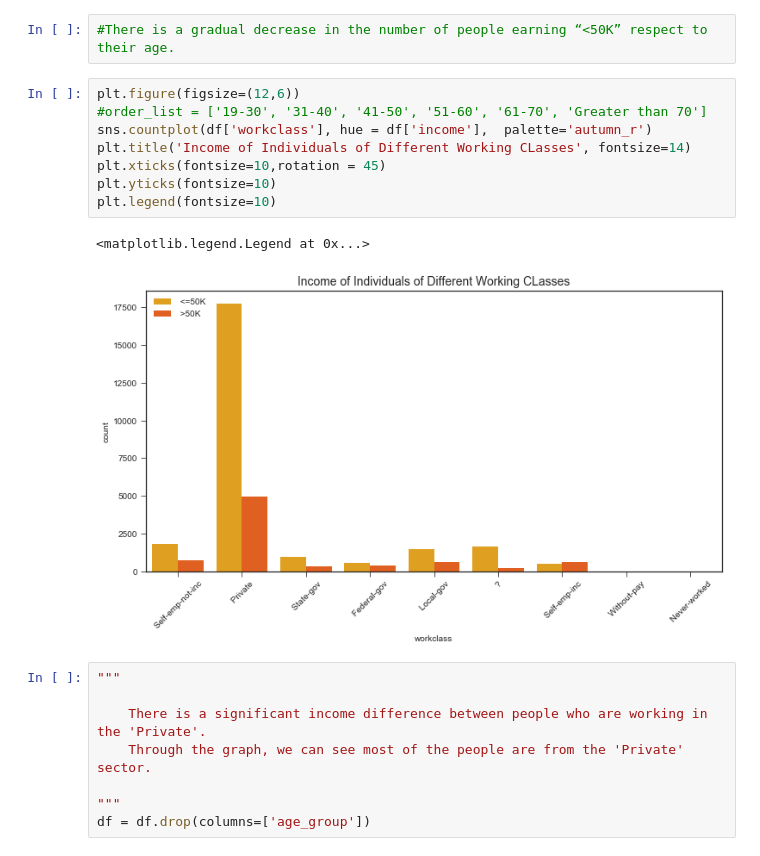
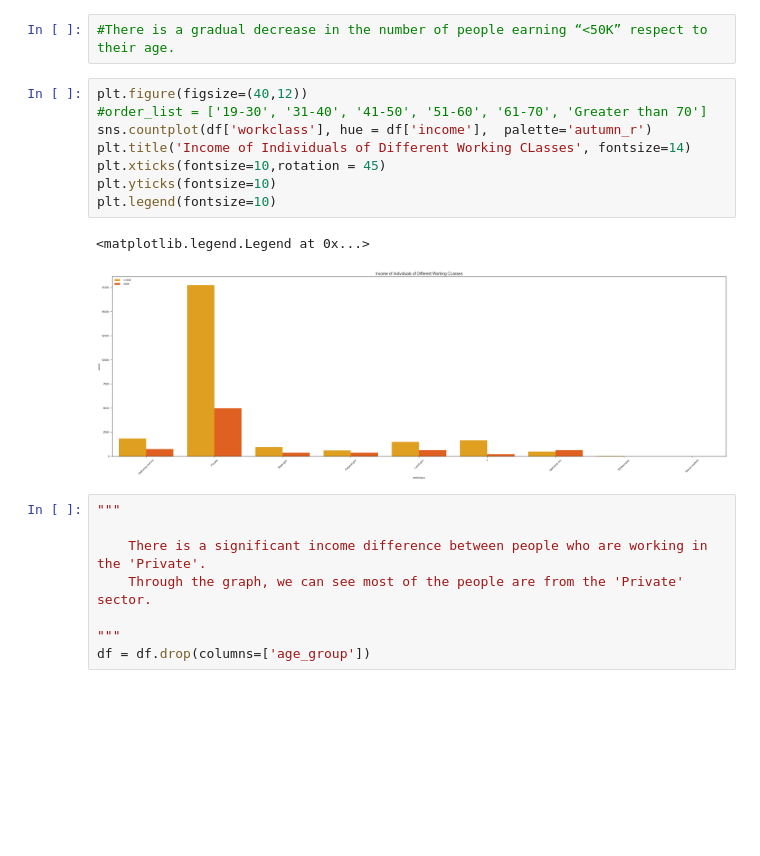
Before and after one commit to Achsuthan/DataMining, a Jupyter notebook: ClassificationComparison/ClassificationComparisons.ipynb, the cells around one changed output. Drawn from its saved outputs; the diff is of its cells as text; blank space fills up the shorter version.

```diff
--- a/ClassificationComparison/ClassificationComparisons.ipynb
+++ b/ClassificationComparison/ClassificationComparisons.ipynb
@@ -212,16 +241,16 @@ plt.legend(fontsize=16)
 # %%
 #There is a gradual decrease in the number of people earning “<50K” respect to their age.
 # %%
-plt.figure(figsize=(12,6))
+plt.figure(figsize=(40,12))
 #order_list = ['19-30', '31-40', '41-50', '51-60', '61-70', 'Greater than 70']
 sns.countplot(df['workclass'], hue = df['income'],  palette='autumn_r')
 plt.title('Income of Individuals of Different Working CLasses', fontsize=14)
 plt.xticks(fontsize=10,rotation = 45)
 plt.yticks(fontsize=10)
 plt.legend(fontsize=10)
 # %% [output]
 <matplotlib.legend.Legend at 0x...>
-[figure, old version]
+[figure, new version]
 # %%
 """
 
```
Also changed, not shown: parts of 16 cells of this notebook.
